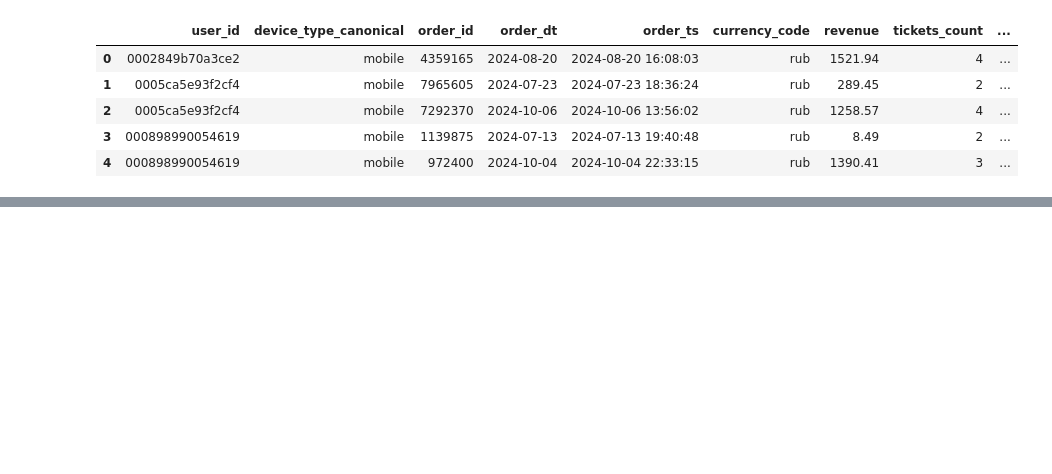
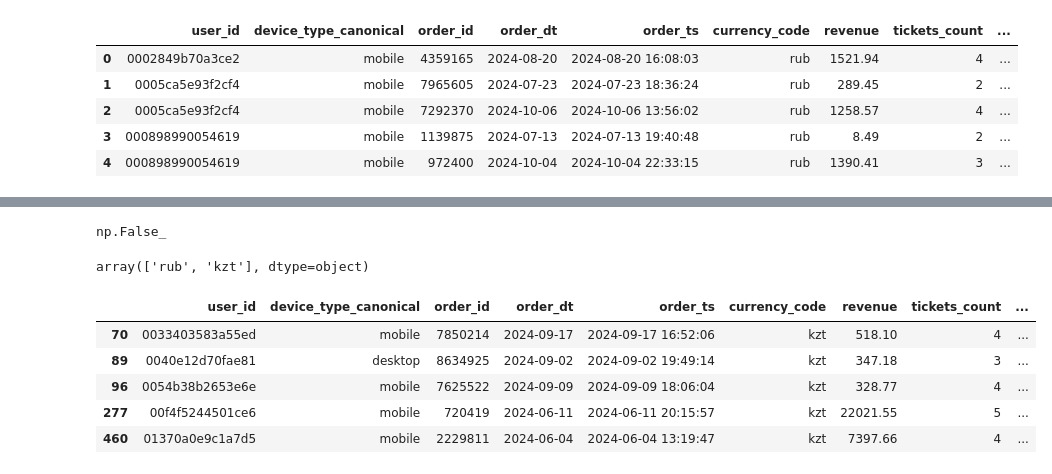
Before and after one commit to litwinowww/ya-afisha-loyalty, a Jupyter notebook: ya_afisha_loyalty.ipynb, the cells around one changed output, grey strips where cells are left out. Cells and saved outputs as stored; diff of their text form; code cells hidden in the pictures; blank space fills up the shorter version.

Commit message:
revenue from kzt to rub - done

```diff
--- a/ya_afisha_loyalty.ipynb
+++ b/ya_afisha_loyalty.ipynb
@@ -96,0 +220,13 @@ df.head()
+# %%
+# преобразуем дату для присоединения
+
+tenge_df['data'] = pd.to_datetime(tenge_df['data'])
+
+print(f"Тип даты после преобразования: {tenge_df['data'].dtype}")
+print()
+
+# посчитаем курс для одного тенге
+
+tenge_df['curs_for_one'] = tenge_df['curs'] / 100
+
+tenge_df.head()
@@ -96,0 +241,8 @@ df.head()
+# %%
+# переименовываем столбец 'data' в 'order_dt' для объединения
+
+tenge_df = tenge_df.rename(columns={'data': 'order_dt'})
+# %%
+df = df.merge(tenge_df[['order_dt', 'curs_for_one']], on='order_dt',how='left')
+
+df.head()
@@ -96,0 +256,25 @@ df.head()
+# %%
+df['curs_for_one'].isna().any()
+# %% [output]
+np.False_
+# %%
+df['currency_code'].unique()
+# %% [output]
+array(['rub', 'kzt'], dtype=object)
+# %%
+def convert_to_rub(row):
+    if row['currency_code'] == 'kzt':
+        return row['revenue'] * row['curs_for_one']
+    else:
+        return row['revenue']
+
+df['revenue_rub'] = df.apply(convert_to_rub, axis=1)
+# %%
+df[df['currency_code'] == 'kzt'].head()
+# %% [output]
+|  | user_id | device_type_canonical | order_id | order_dt | order_ts | currency_code | revenue | tickets_count | ... |
+| 70 | 0033403583a55ed | mobile | 7850214 | 2024-09-17 | 2024-09-17 16:52:06 | kzt | 518.10 | 4 | ... |
+| 89 | 0040e12d70fae81 | desktop | 8634925 | 2024-09-02 | 2024-09-02 19:49:14 | kzt | 347.18 | 3 | ... |
+| 96 | 0054b38b2653e6e | mobile | 7625522 | 2024-09-09 | 2024-09-09 18:06:04 | kzt | 328.77 | 4 | ... |
+| 277 | 00f4f5244501ce6 | mobile | 720419 | 2024-06-11 | 2024-06-11 20:15:57 | kzt | 22021.55 | 5 | ... |
+| 460 | 01370a0e9c1a7d5 | mobile | 2229811 | 2024-06-04 | 2024-06-04 13:19:47 | kzt | 7397.66 | 4 | ... |
```
Also changed, not shown: parts of 21 cells of this notebook.
